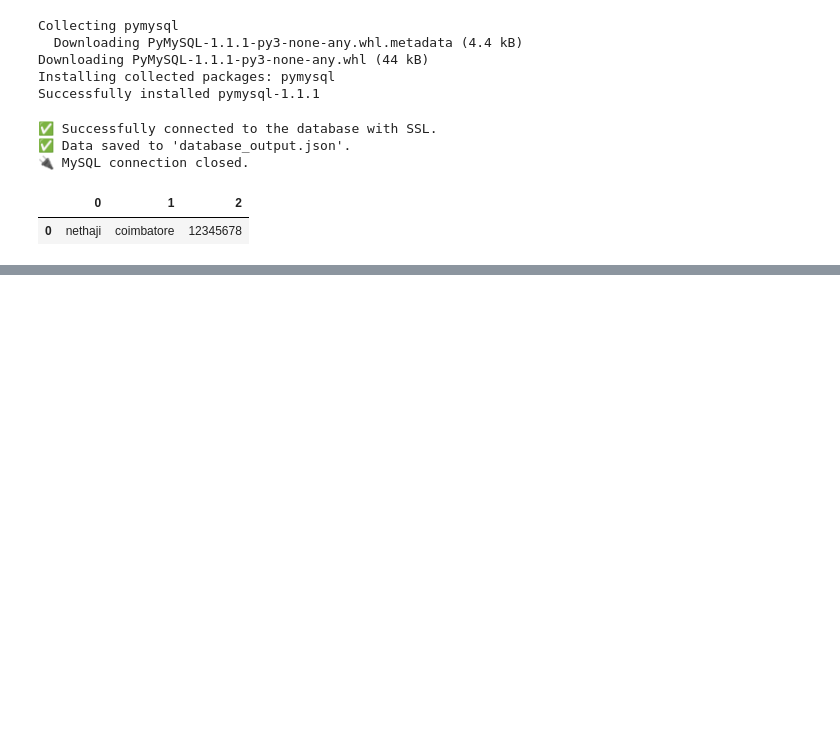
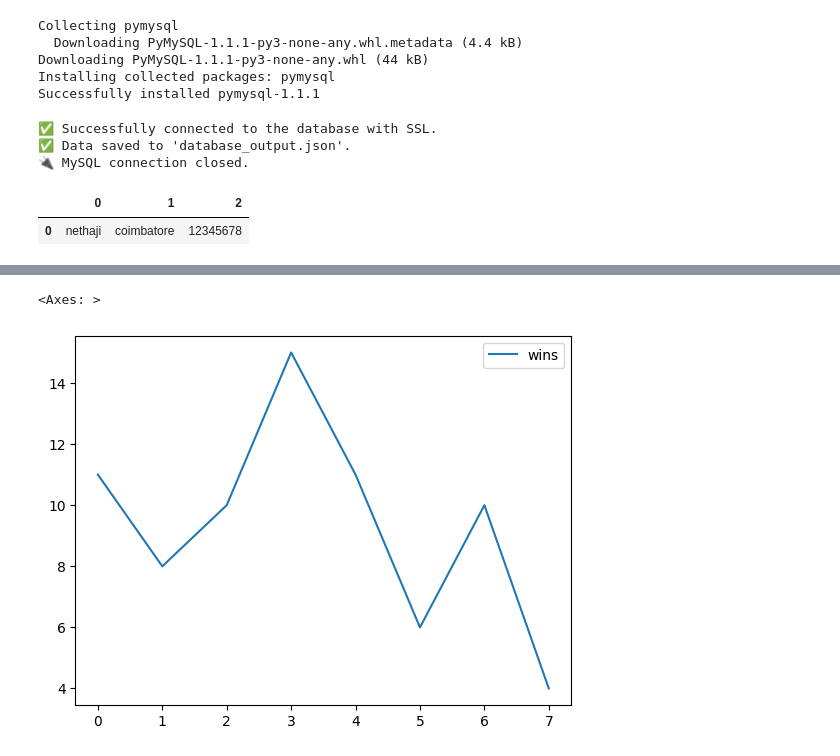
Before and after one commit to gowtham-dd/Data-Science-Basics, a Jupyter notebook: DataEngneering.ipynb, the cells around one changed output, grey strips where cells are left out. Drawn from its saved outputs; the diff is of its cells as text; code cells hidden in the pictures; blank space fills up the shorter version.

```diff
--- a/DataEngneering.ipynb
+++ b/DataEngneering.ipynb
@@ -283,0 +452,5 @@ display(df)
+# %%
+ipl[['team','wins']].plot()
+# %% [output]
+<Axes: >
+[figure, added]
```
Also changed, not shown: parts of 21 cells of this notebook.
